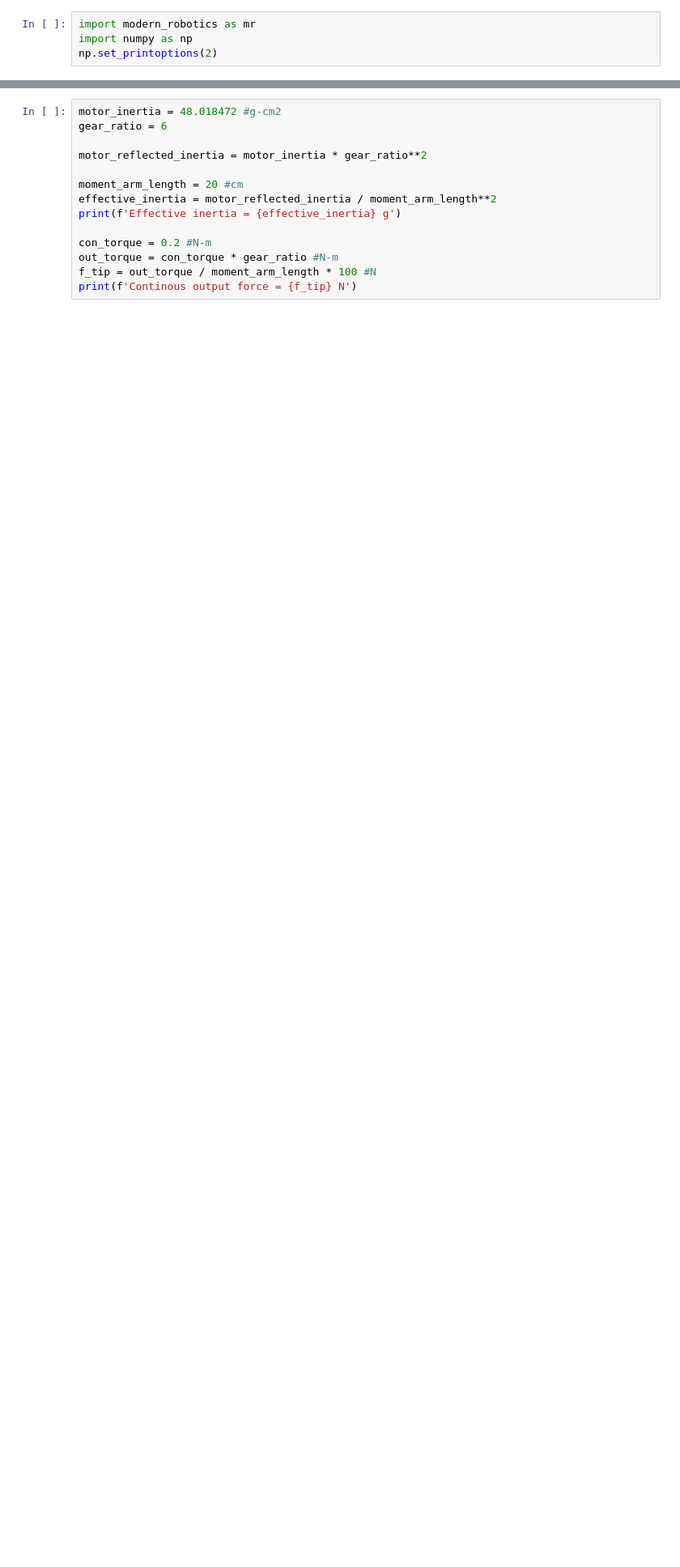
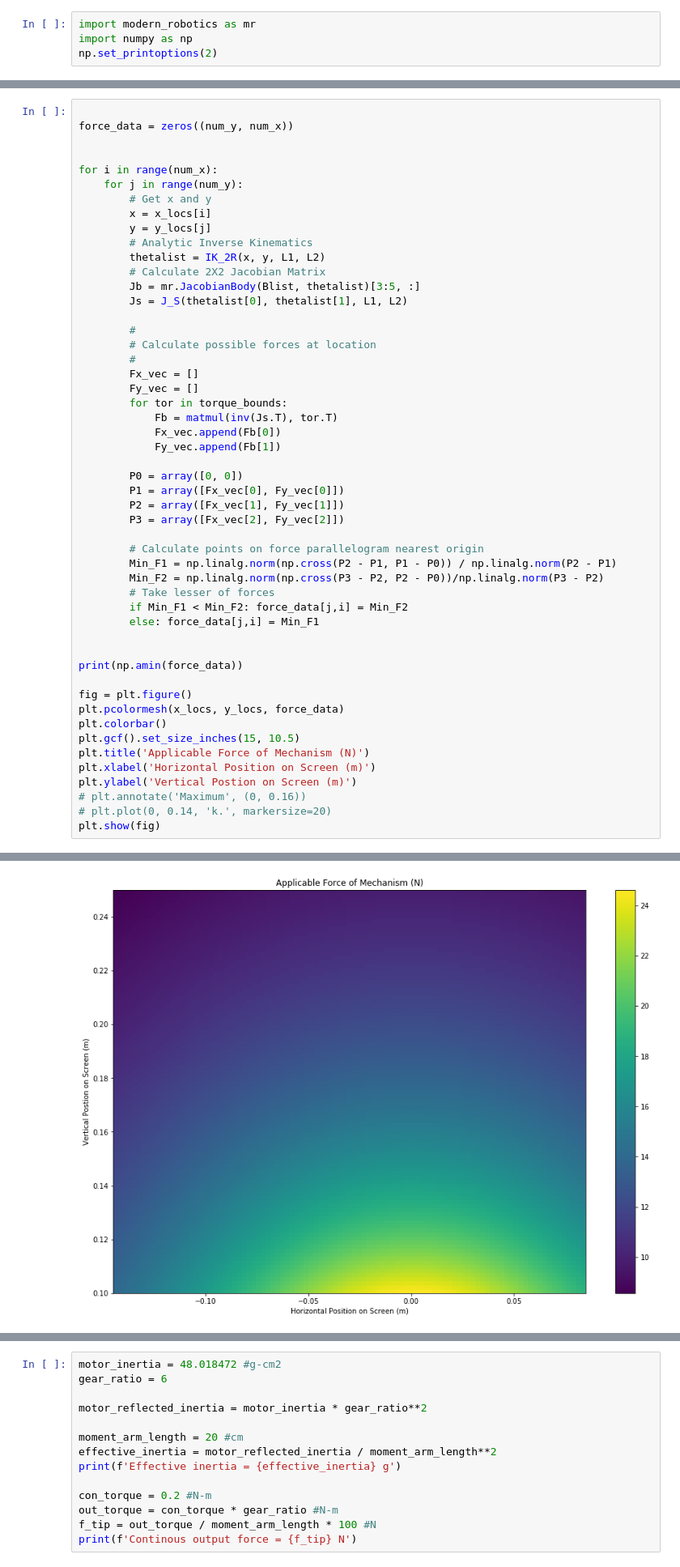
Before and after one commit to cmastoras/TabletCapstone, a Jupyter notebook: 2R_TOPOLOGY.ipynb, the cells around one changed output, grey strips where cells are left out. Shown: that part at 81% size. Saved outputs shown, nothing was run; the diff lists cells and outputs as text; blank space fills up the shorter version.

```diff
--- a/2R_TOPOLOGY.ipynb
+++ b/2R_TOPOLOGY.ipynb
@@ -153,0 +272,52 @@ plt.show(fig)
+# %%
+
+force_data = zeros((num_y, num_x))
+
+
+for i in range(num_x):
+    for j in range(num_y):
+        # Get x and y
+        x = x_locs[i]
+        y = y_locs[j]
+        # Analytic Inverse Kinematics
+        thetalist = IK_2R(x, y, L1, L2)
+        # Calculate 2X2 Jacobian Matrix
+        Jb = mr.JacobianBody(Blist, thetalist)[3:5, :]
+        Js = J_S(thetalist[0], thetalist[1], L1, L2)
+
+        #
+        # Calculate possible forces at location
+        #
+        Fx_vec = []
+        Fy_vec = []
+        for tor in torque_bounds:
+            Fb = matmul(inv(Js.T), tor.T)
+            Fx_vec.append(Fb[0])
+            Fy_vec.append(Fb[1])
+
+        P0 = array([0, 0])
+        P1 = array([Fx_vec[0], Fy_vec[0]])
+        P2 = array([Fx_vec[1], Fy_vec[1]])
+        P3 = array([Fx_vec[2], Fy_vec[2]])
+
+        # Calculate points on force parallelogram nearest origin
+        Min_F1 = np.linalg.norm(np.cross(P2 - P1, P1 - P0)) / np.linalg.norm(P2 - P1)
+        Min_F2 = np.linalg.norm(np.cross(P3 - P2, P2 - P0))/np.linalg.norm(P3 - P2)
+        # Take lesser of forces
+        if Min_F1 < Min_F2: force_data[j,i] = Min_F2
+        else: force_data[j,i] = Min_F1
+
+
+print(np.amin(force_data))
+
+fig = plt.figure()
+plt.pcolormesh(x_locs, y_locs, force_data)
+plt.colorbar()
+plt.gcf().set_size_inches(15, 10.5)
+plt.title('Applicable Force of Mechanism (N)')
+plt.xlabel('Horizontal Position on Screen (m)')
+plt.ylabel('Vertical Postion on Screen (m)')
+# plt.annotate('Maximum', (0, 0.16))
+# plt.plot(0, 0.14, 'k.', markersize=20)
+plt.show(fig)
+# %% [output]
@@ -153,0 +325 @@ plt.show(fig)
+[figure, added]
```
Also changed, not shown: parts of 12 cells of this notebook, 3 other files.
